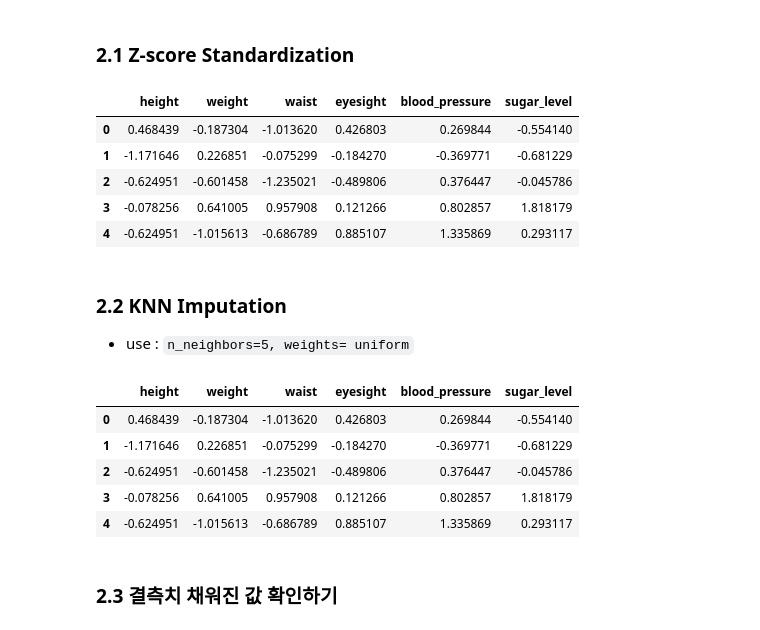
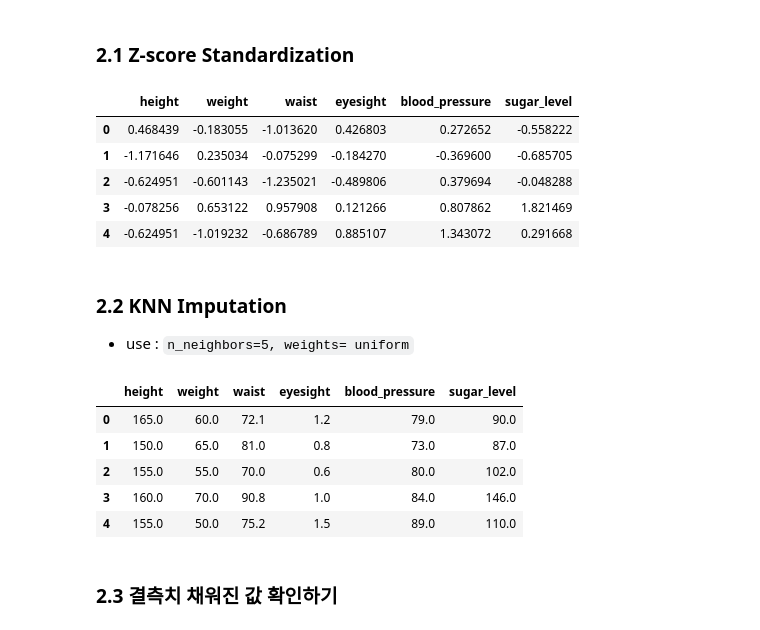
Before and after one commit to 2jihun/DAP_, a Jupyter notebook: lecture6_ipynb의_사본.ipynb, the cells around one changed output. Cells and saved outputs as stored; diff of their text form; code cells hidden in the pictures.

```diff
--- a/lecture6_ipynb의_사본.ipynb
+++ b/lecture6_ipynb의_사본.ipynb
@@ -269,35 +272,35 @@ from sklearn.preprocessing import StandardScaler
 std_scaler = StandardScaler()
 
 # fit and transform the data
-df_maxabs = pd.DataFrame(##################
-                         #################)
+df_std = pd.DataFrame(std_scaler.fit_transform(df_imputed ),
+                     columns=df_imputed .columns)
 
-df_maxabs.head()
+df_std.head()
 # %% [output]
 |  | height | weight | waist | eyesight | blood_pressure | sugar_level |
-| 0 | 0.468439 | -0.187304 | -1.013620 | 0.426803 | 0.269844 | -0.554140 |
-| 1 | -1.171646 | 0.226851 | -0.075299 | -0.184270 | -0.369771 | -0.681229 |
-| 2 | -0.624951 | -0.601458 | -1.235021 | -0.489806 | 0.376447 | -0.045786 |
-| 3 | -0.078256 | 0.641005 | 0.957908 | 0.121266 | 0.802857 | 1.818179 |
-| 4 | -0.624951 | -1.015613 | -0.686789 | 0.885107 | 1.335869 | 0.293117 |
+| 0 | 0.468439 | -0.183055 | -1.013620 | 0.426803 | 0.272652 | -0.558222 |
+| 1 | -1.171646 | 0.235034 | -0.075299 | -0.184270 | -0.369600 | -0.685705 |
+| 2 | -0.624951 | -0.601143 | -1.235021 | -0.489806 | 0.379694 | -0.048288 |
+| 3 | -0.078256 | 0.653122 | 0.957908 | 0.121266 | 0.807862 | 1.821469 |
+| 4 | -0.624951 | -1.019232 | -0.686789 | 0.885107 | 1.343072 | 0.291668 |
 # %% [markdown]
 ### 2.2 KNN Imputation
 * use : `n_neighbors=5, weights= uniform`
 # %%
 from sklearn.impute import KNNImputer
 
-imputer = KNNImputer(##################)
+imputer = KNNImputer(n_neighbors=5, weights='uniform')
 
-scaled_imputer = pd.DataFrame(###################
-                              ######################)
+scaled_imputer = pd.DataFrame(imputer.fit_transform(df.select_dtypes(include='number')),
+                          columns=df.select_dtypes(include='number').columns)
 scaled_imputer.head()
 # %% [output]
 |  | height | weight | waist | eyesight | blood_pressure | sugar_level |
-| 0 | 0.468439 | -0.187304 | -1.013620 | 0.426803 | 0.269844 | -0.554140 |
-| 1 | -1.171646 | 0.226851 | -0.075299 | -0.184270 | -0.369771 | -0.681229 |
-| 2 | -0.624951 | -0.601458 | -1.235021 | -0.489806 | 0.376447 | -0.045786 |
-| 3 | -0.078256 | 0.641005 | 0.957908 | 0.121266 | 0.802857 | 1.818179 |
-| 4 | -0.624951 | -1.015613 | -0.686789 | 0.885107 | 1.335869 | 0.293117 |
+| 0 | 165.0 | 60.0 | 72.1 | 1.2 | 79.0 | 90.0 |
+| 1 | 150.0 | 65.0 | 81.0 | 0.8 | 73.0 | 87.0 |
+| 2 | 155.0 | 55.0 | 70.0 | 0.6 | 80.0 | 102.0 |
+| 3 | 160.0 | 70.0 | 90.8 | 1.0 | 84.0 | 146.0 |
+| 4 | 155.0 | 50.0 | 75.2 | 1.5 | 89.0 | 110.0 |
 # %% [markdown]
 ### 2.3 결측치 채워진 값 확인하기
 # %%
```
Also changed, not shown: parts of 10 cells of this notebook.
